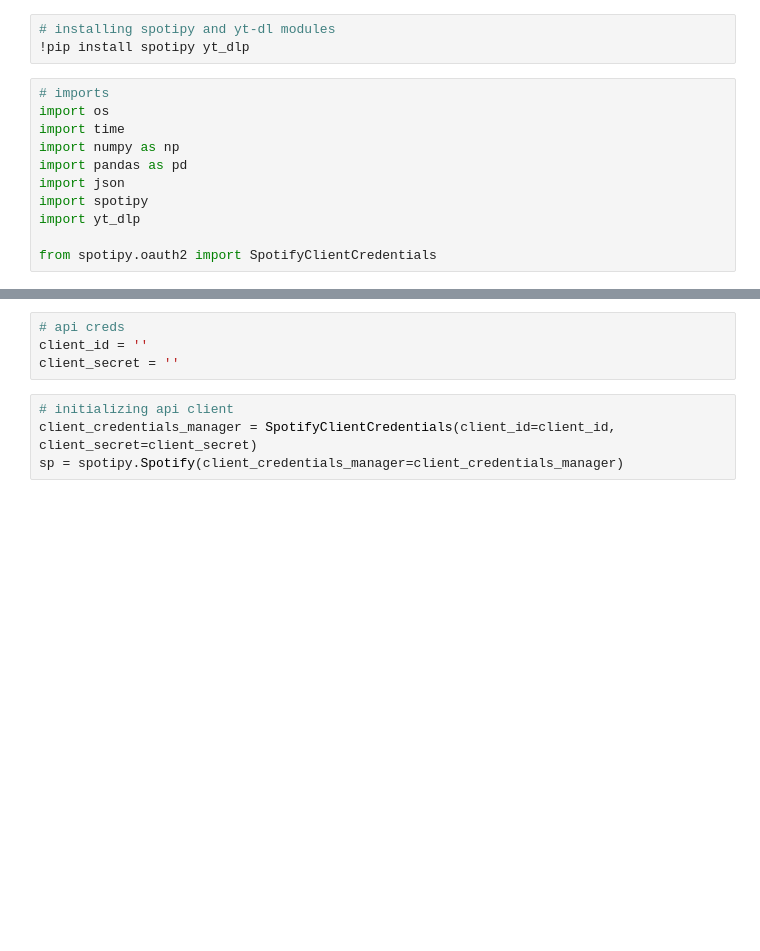
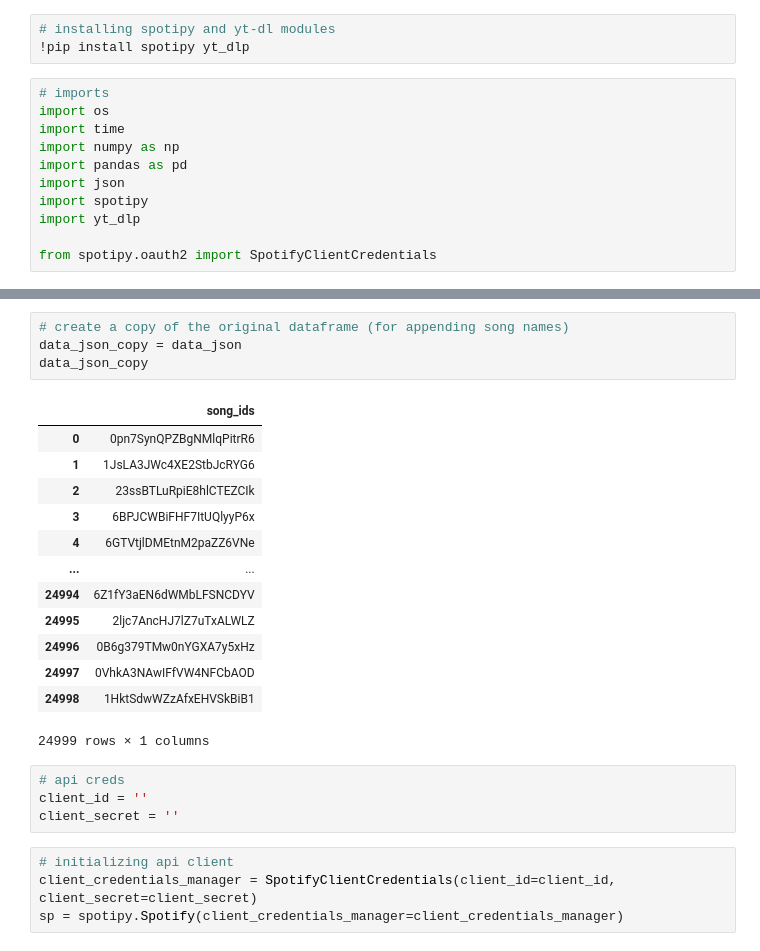
Before and after one commit to JustSurWHYving/spotify-recommendation-system, a Jupyter notebook: spotify-trackid-to-mp3.ipynb, the cells around one changed output, grey strips where cells are left out. Drawn from its saved outputs; the diff is of its cells as text; blank space fills up the shorter version.

```diff
--- a/spotify-trackid-to-mp3.ipynb
+++ b/spotify-trackid-to-mp3.ipynb
@@ -25,3 +39,21 @@ data_json
+# %%
+# create a copy of the original dataframe (for appending song names)
+data_json_copy = data_json
+data_json_copy
+# %% [output]
+|  | song_ids |
+| 0 | 0pn7SynQPZBgNMlqPitrR6 |
+| 1 | 1JsLA3JWc4XE2StbJcRYG6 |
+| 2 | 23ssBTLuRpiE8hlCTEZCIk |
+| 3 | 6BPJCWBiFHF7ItUQlyyP6x |
+| 4 | 6GTVtjlDMEtnM2paZZ6VNe |
+| ... | ... |
+| 24994 | 6Z1fY3aEN6dWMbLFSNCDYV |
+| 24995 | 2ljc7AncHJ7lZ7uTxALWLZ |
+| 24996 | 0B6g379TMw0nYGXA7y5xHz |
+| 24997 | 0VhkA3NAwIFfVW4NFCbAOD |
+| 24998 | 1HktSdwWZzAfxEHVSkBiB1 |
+24999 rows × 1 columns
 # %%
 # api creds
 client_id = ''
```
Also changed, not shown: parts of 4 cells of this notebook.
